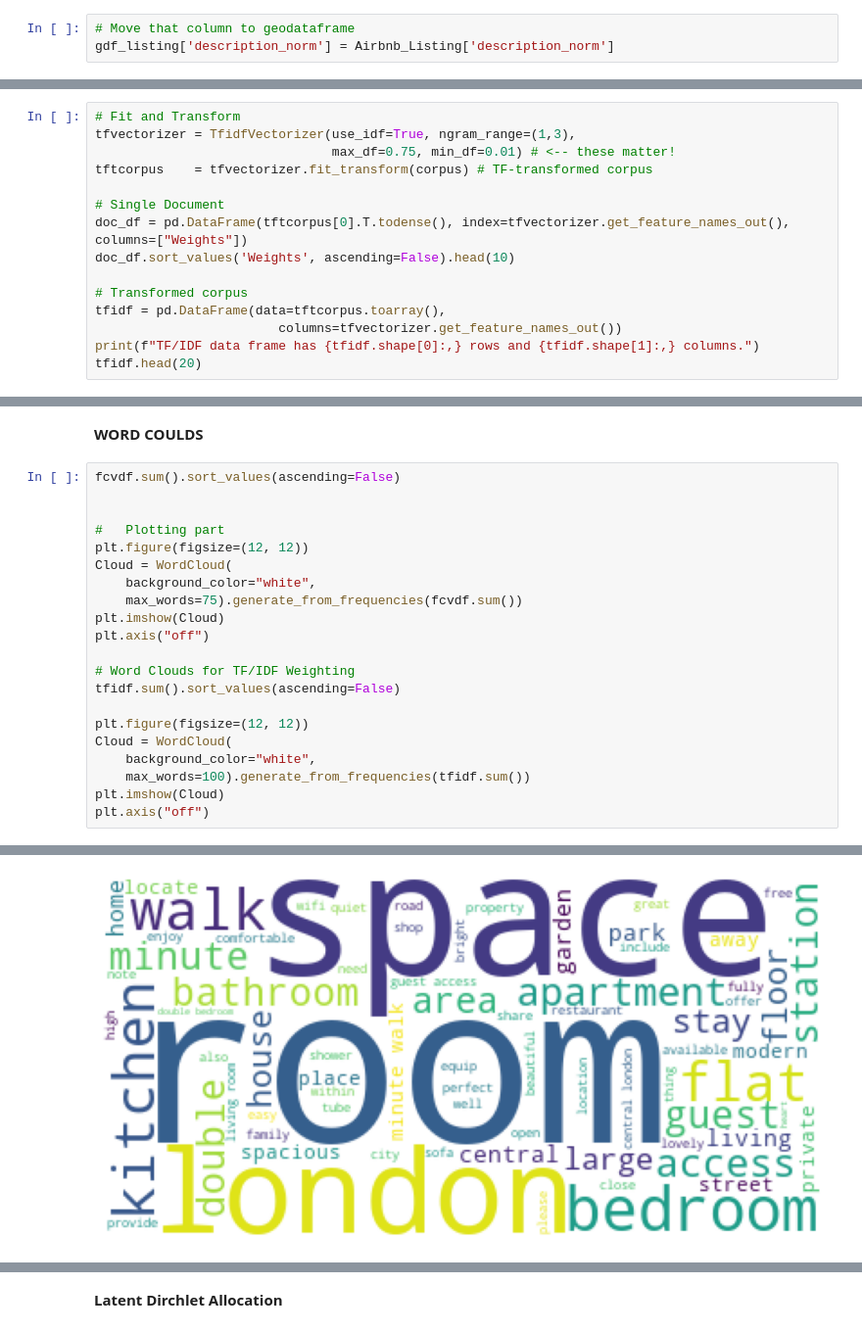
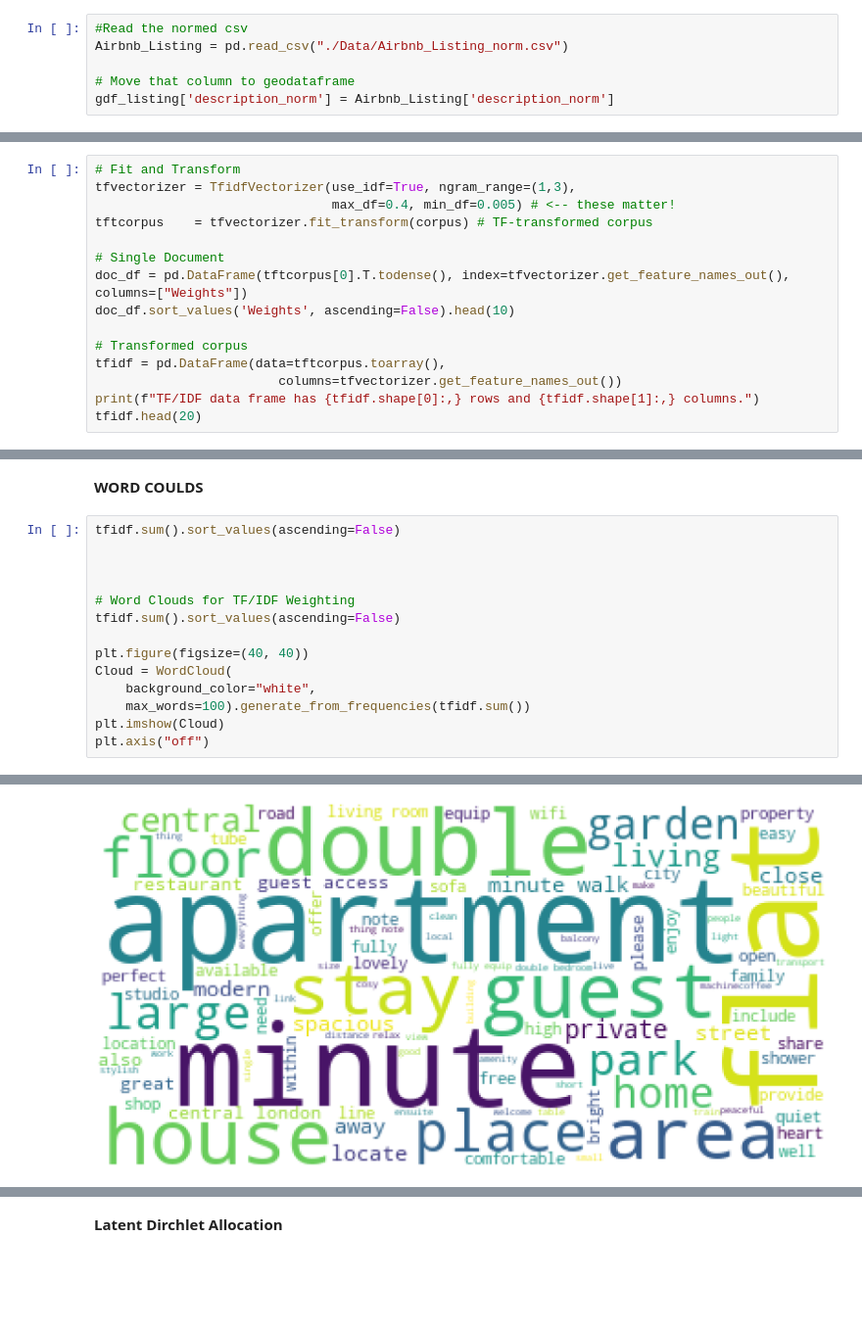
Before and after one commit to BohaoSuCC/Airbnb_Listing_Recommendation_Algorithm, a Jupyter notebook: Group_Work_DeskB.ipynb, the cells around one changed output, grey strips where cells are left out. Shown at 98% size. Drawn from its saved outputs; the diff is of its cells as text; blank space fills up the shorter version.

```diff
--- a/Group_Work_DeskB.ipynb
+++ b/Group_Work_DeskB.ipynb
@@ -362,4 +363,7 @@ Wall time: 9min 13s
 # %%
+#Read the normed csv
+Airbnb_Listing = pd.read_csv("./Data/Airbnb_Listing_norm.csv")
+
 # Move that column to geodataframe
 gdf_listing['description_norm'] = Airbnb_Listing['description_norm']
 # %%
@@ -500,7 +388,7 @@ Filtered count vectorised data frame has 86,679 rows and 200 columns.
 # %%
 # Fit and Transform
 tfvectorizer = TfidfVectorizer(use_idf=True, ngram_range=(1,3),
-                               max_df=0.75, min_df=0.01) # <-- these matter!
+                               max_df=0.4, min_df=0.005) # <-- these matter!
 tftcorpus    = tfvectorizer.fit_transform(corpus) # TF-transformed corpus
 
 # Single Document
@@ -535,26 +423,19 @@ TF/IDF data frame has 86,679 rows and 1,206 columns.
 # %% [markdown]
 **WORD COULDS**
 # %%
-fcvdf.sum().sort_values(ascending=False)
+tfidf.sum().sort_values(ascending=False)
 
 
-#   Plotting part
-plt.figure(figsize=(12, 12))
-Cloud = WordCloud(
-    background_color="white",
-    max_words=75).generate_from_frequencies(fcvdf.sum())
-plt.imshow(Cloud)
-plt.axis("off")
 
 # Word Clouds for TF/IDF Weighting
 tfidf.sum().sort_values(ascending=False)
 
-plt.figure(figsize=(12, 12))
+plt.figure(figsize=(40, 40))
 Cloud = WordCloud(
     background_color="white",
     max_words=100).generate_from_frequencies(tfidf.sum())
 plt.imshow(Cloud)
 plt.axis("off")
 # %% [output]
 (-0.5, 399.5, 199.5, -0.5)
-[figure, old version]
+[figure, new version]
```
Also changed, not shown: parts of 17 cells of this notebook.
